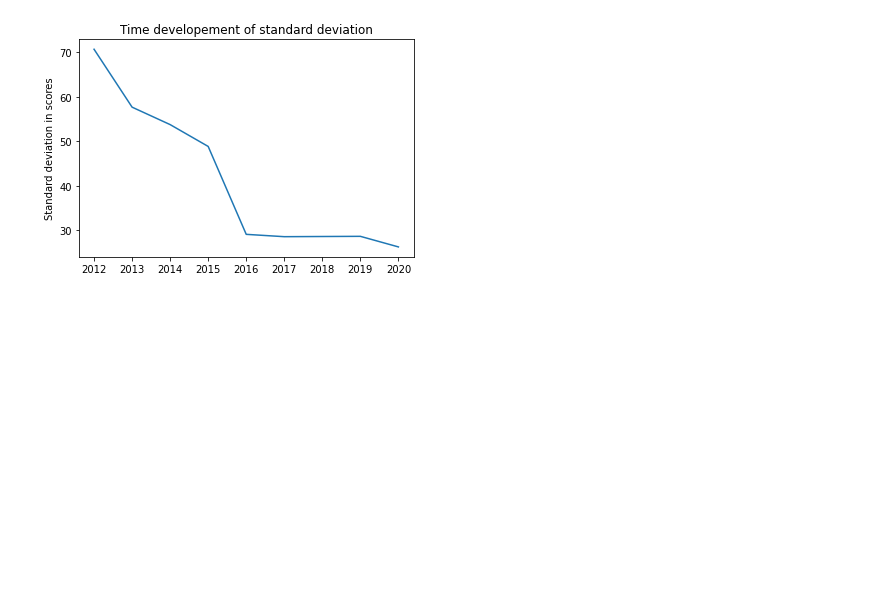
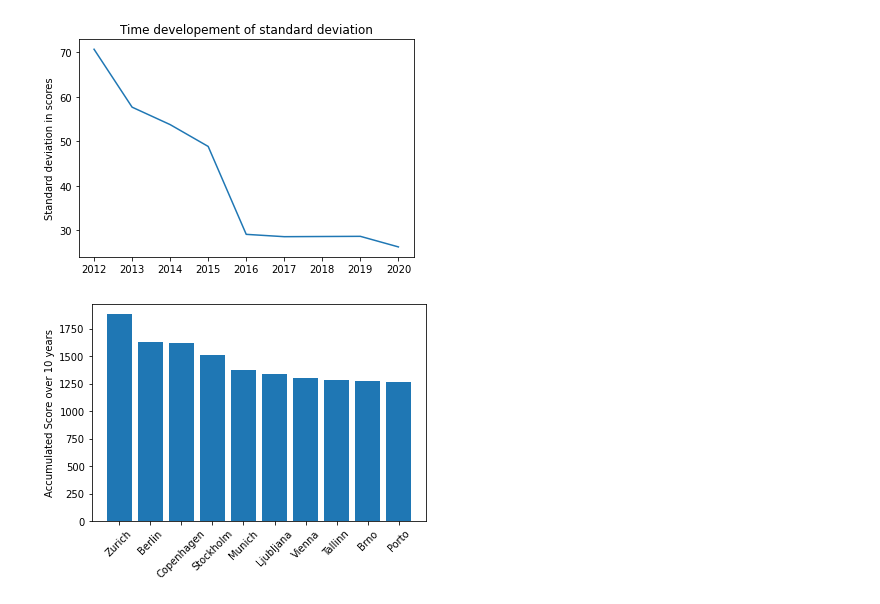
Before and after one commit to NikolasHaimerl/DOP_EX3, a Jupyter notebook: src/analysis/time_analysis.ipynb, the cells around one changed output. Drawn from its saved outputs; the diff is of its cells as text; code cells hidden in the pictures; blank space fills up the shorter version.

```diff
--- a/src/analysis/time_analysis.ipynb
+++ b/src/analysis/time_analysis.ipynb
@@ -146,3 +155,12 @@ plt.ylabel("Standard deviation in scores")
 plt.show()
 # %% [output]
 [figure]
+# %%
+score_top_10=QOL_acc.sort_values(by="QOL_acc",ascending=False).head(10)
+score_top_10.head()
+plt.bar(x=score_top_10["City"],height=score_top_10["QOL_acc"])
+plt.ylabel("Accumulated Score over 10 years")
+plt.xticks(rotation=45)
+plt.show()
+# %% [output]
+[figure, added]
```
Also changed, not shown: parts of 5 cells of this notebook.
